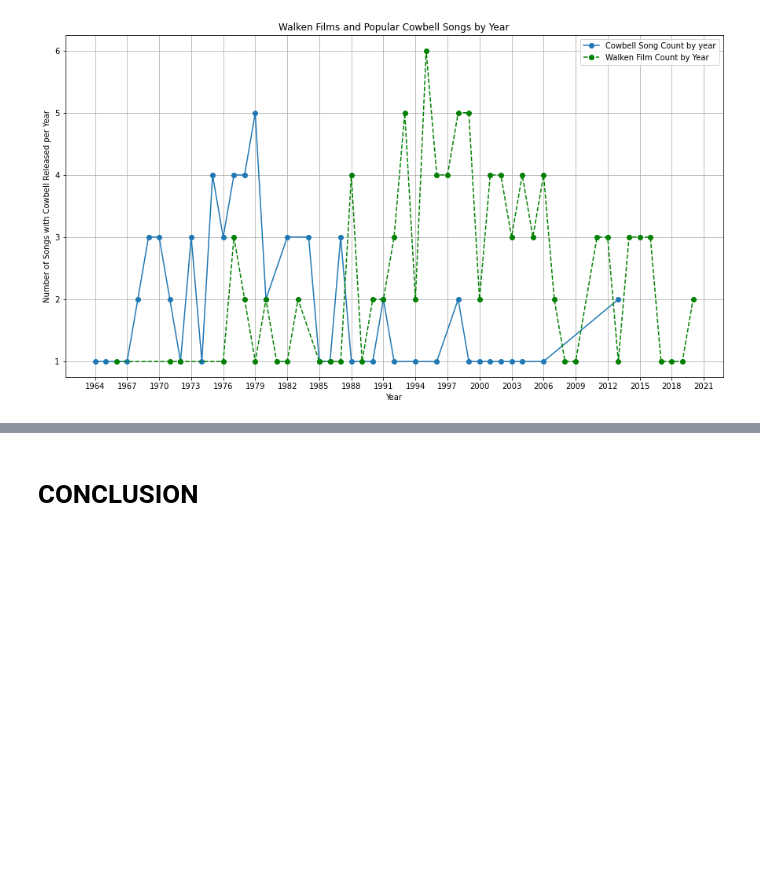
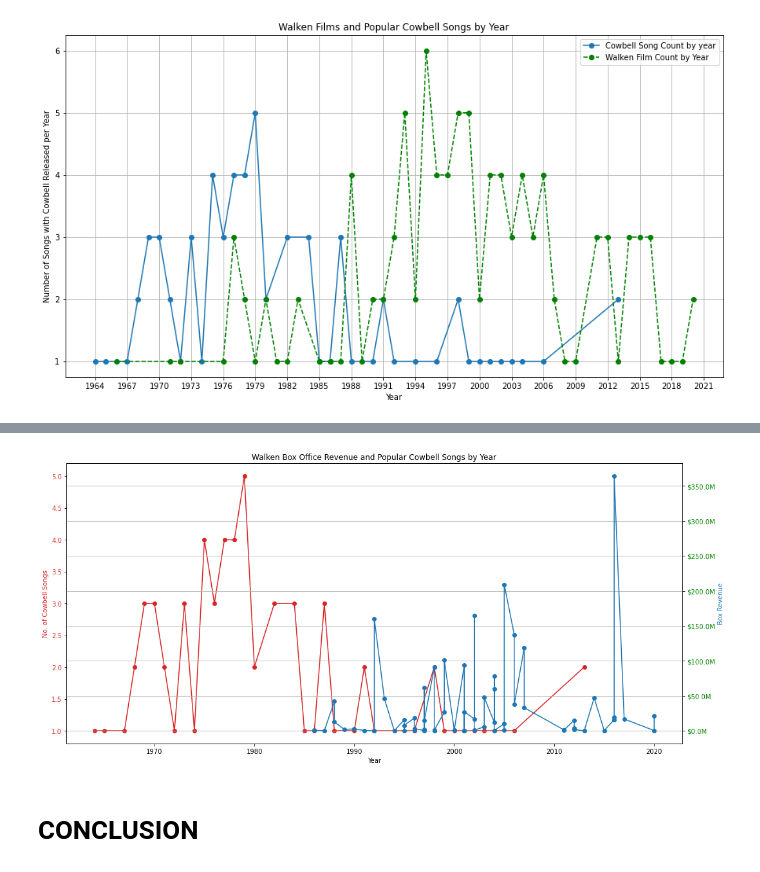
Before and after one commit to Eleanor-Shellstrop/walken, a Jupyter notebook: walken.ipynb, the cells around one changed output, grey strips where cells are left out. Cells and saved outputs as stored; diff of their text form; code cells hidden in the pictures; blank space fills up the shorter version.

```diff
--- a/walken.ipynb
+++ b/walken.ipynb
@@ -124,11 +124,13 @@ box_sorted
 | 110 | NaN | NaN | Barefoot in Athens | Lamprocles | NaN | 1966 | NaN | 0.0 |
 111 rows × 8 columns
 # %%
+subset = ['Critics_Score', 'Audience_Score', 'box']
+
 # Define X and Y
 # Must have values in Critics_Score, Audience_Score and box to be included
-x = box_sorted.dropna(subset=['Critics_Score', 'Audience_Score', 'box']).Critics_Score * 100
-x2 = (box_sorted.dropna(subset=['Critics_Score', 'Audience_Score', 'box']).Audience_Score) * 100
-y = box_sorted.dropna(subset=['Critics_Score', 'Audience_Score', 'box']).box
+x = box_sorted.dropna(subset=subset).Critics_Score * 100
+x2 = (box_sorted.dropna(subset=subset).Audience_Score) * 100
+y = box_sorted.dropna(subset=subset).box
 
 
 # Subplots
@@ -366,2 +371,50 @@ plt.show()
+# %%
+# Define X and Y
+# Cowbell songs by year / count
+x = np.array(final_list_year['year'].unique()).astype(np.double)
+y = np.array(final_list_year['year'].value_counts().sort_index()).astype(np.double)
+
+# Walken films by year / Critic Score
+x2 = np.array(year_sorted.Year).astype(np.double)
+y2 = np.array(year_sorted.box).astype(np.double)
+
+s1mask = np.isfinite(y)
+s2mask = np.isfinite(y2)
+
+fig, ax1 = plt.subplots()
+
+fig.set_figheight(7)
+fig.set_figwidth(15)
+
+# Title
+plt.title('Walken Box Office Revenue and Popular Cowbell Songs by Year')
+
+color = 'tab:red'
+ax1.set_xlabel('Year')
+ax1.set_ylabel('No. of Cowbell Songs', color=color)
+ax1.plot(x[s1mask], y[s1mask], '-o', color=color)
+ax1.tick_params(axis='y', labelcolor=color, )
+
+ax2 = ax1.twinx()  # instantiate a second axes that shares the same x-axis
+
+color = 'tab:blue'
+ax2.set_ylabel('Box Revenue', color=color)  # we already handled the x-label with ax1
+ax2.plot(x2[s2mask], y2[s2mask], '-o', color=color)
+#ax2.tick_params(axis='y', labelcolor=color)
+
+# Y ticks
+def millions(x, pos):
+    """The two args are the value and tick position."""
+    return '${:1.1f}M'.format(x*1e-6)
+
+ax2.yaxis.set_major_formatter(millions)
+ax2.yaxis.set_tick_params(which='major', labelcolor='green',
+                         labelleft=False, labelright=True)
+
+fig.tight_layout()  # otherwise the right y-label is slightly clipped
+plt.grid()
+plt.show()
+# %% [output]
+[figure, added]
 # %% [markdown]
 # CONCLUSION
```
Also changed, not shown: parts of 1 cell of this notebook.
